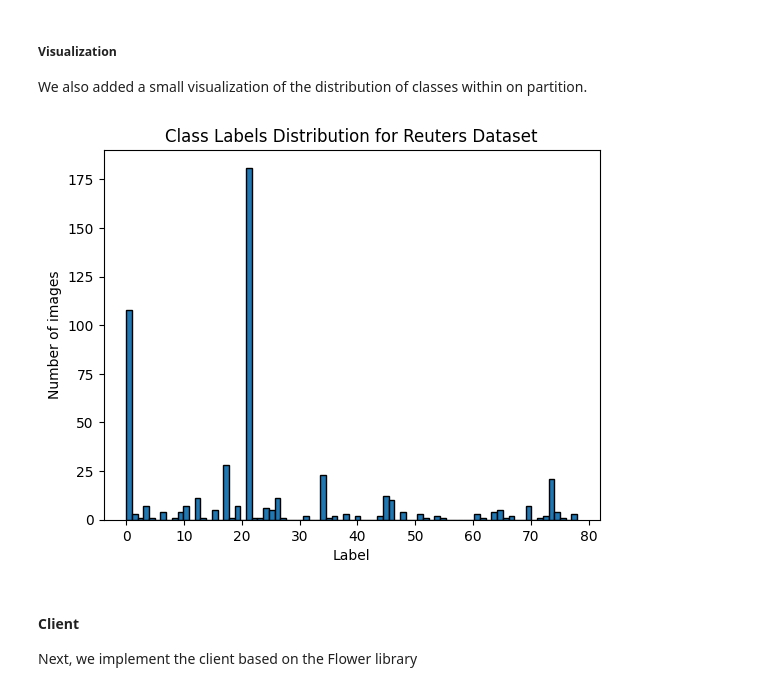
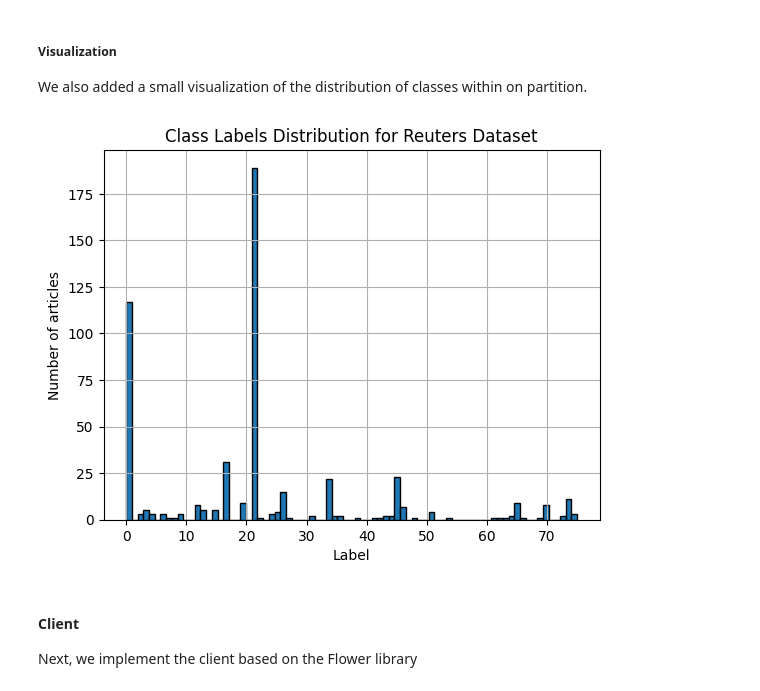
Before and after one commit to mkleinegger/federated-text-classification, a Jupyter notebook: notebook.ipynb, the cells around one changed output. Cells and saved outputs as stored; diff of their text form; code cells hidden in the pictures.

```diff
--- a/notebook.ipynb
+++ b/notebook.ipynb
@@ -481,18 +483,17 @@ trainloaders, valloaders, testloader = partition_dataset(train_loader, test_load
 ##### Visualization
 We also added a small visualization of the distribution of classes within on partition.
 # %%
-train_dataset = train_loader.dataset
+train_partition = trainloaders[1].dataset
 partition_indices = train_partition.indices
-labels = [train_dataset[i][1].item() for i in partition_indices]
 
-# Visualize histogram
-plt.hist(labels, bins=len(label_encoder.classes_), edgecolor='black')
+plt.hist([train_partition.dataset[idx][1].item() for idx in partition_indices], bins=len(label_encoder.classes_), edgecolor="black")
+plt.grid()
 plt.xlabel("Label")
-plt.ylabel("Number of images")
+plt.ylabel("Number of articles")
 plt.title("Class Labels Distribution for Reuters Dataset")
 plt.show()
 # %% [output]
-[figure, old version]
+[figure, new version]
 # %% [markdown]
 #### Client
 Next, we implement the client based on the Flower library
```
Also changed, not shown: parts of 2 cells of this notebook.
